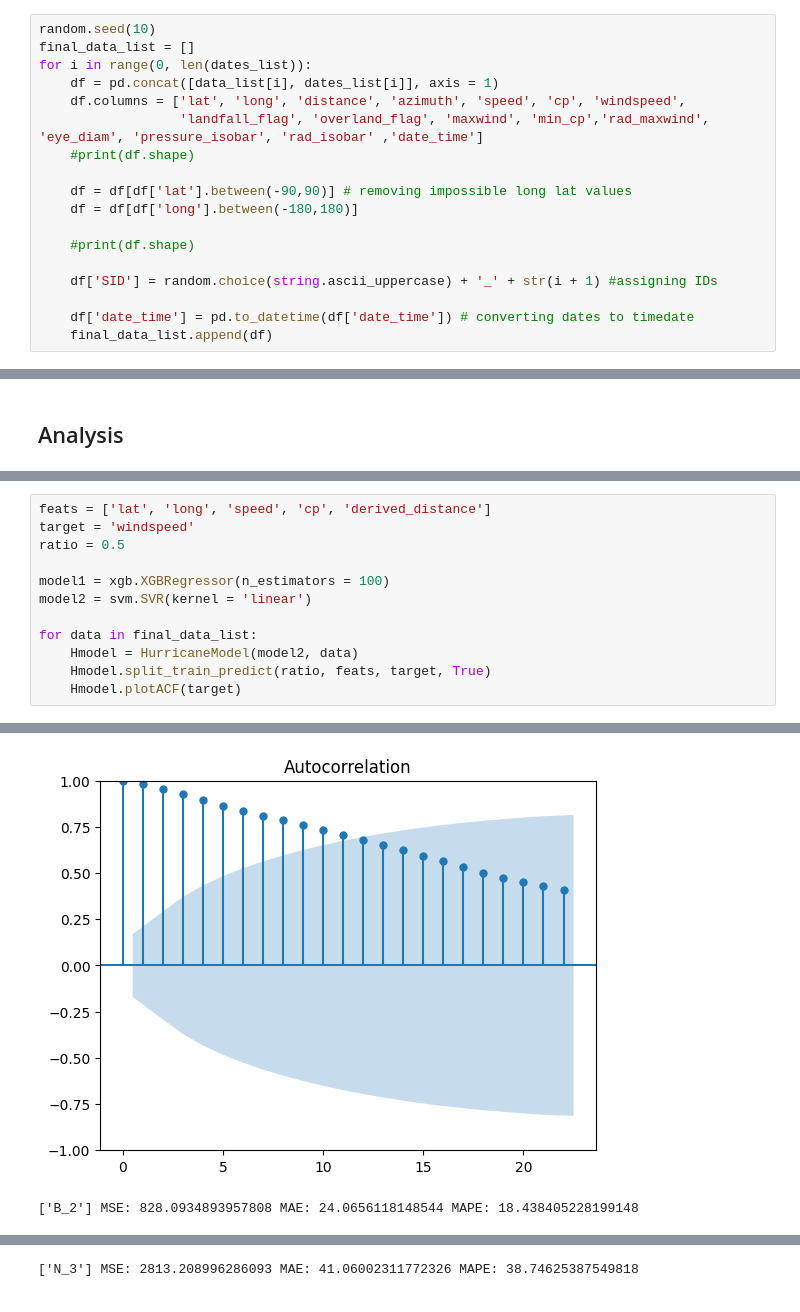
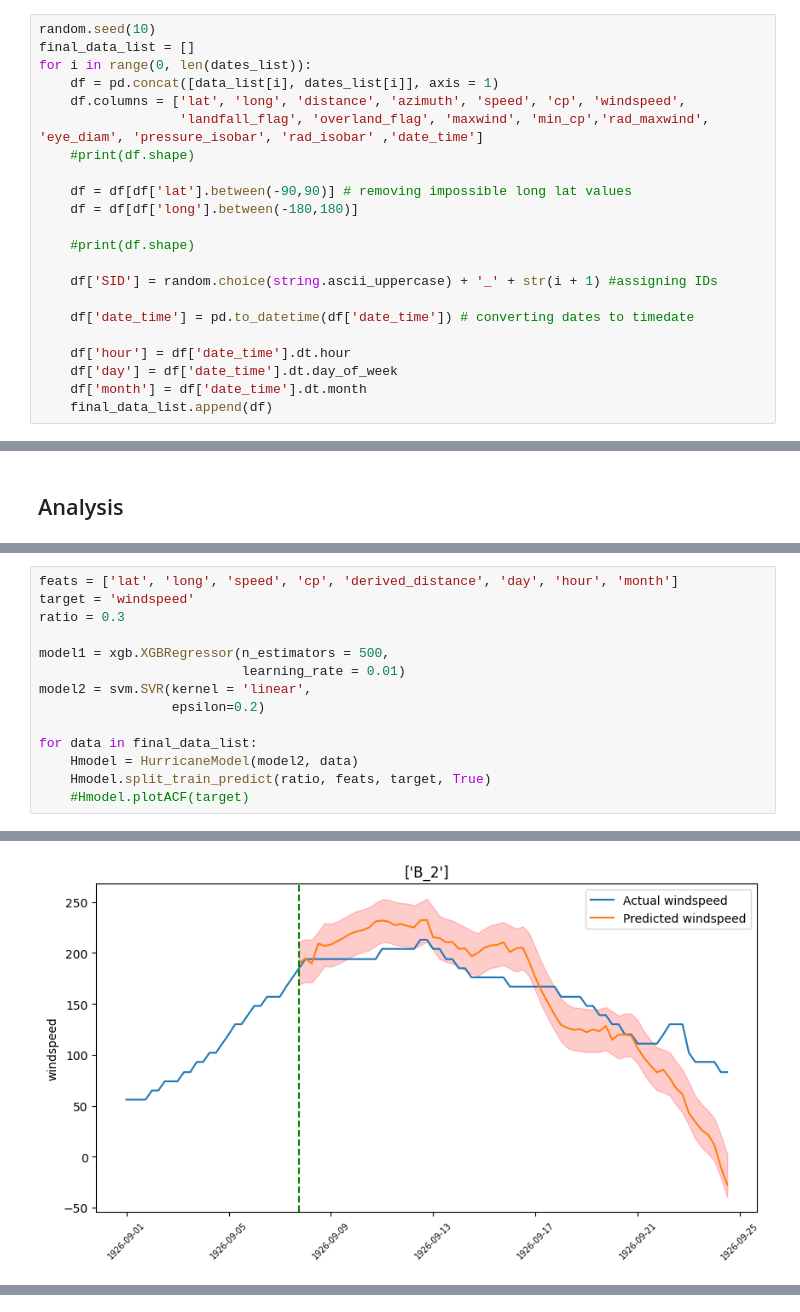
Before and after one commit to luoj21/hurricaneProj, a Jupyter notebook: matToPy.ipynb, the cells around one changed output, grey strips where cells are left out. Saved outputs shown, nothing was run; the diff lists cells and outputs as text.

```diff
--- a/matToPy.ipynb
+++ b/matToPy.ipynb
@@ -69,6 +70,10 @@ for i in range(0, len(dates_list)):
     df['SID'] = random.choice(string.ascii_uppercase) + '_' + str(i + 1) #assigning IDs
 
     df['date_time'] = pd.to_datetime(df['date_time']) # converting dates to timedate
+
+    df['hour'] = df['date_time'].dt.hour
+    df['day'] = df['date_time'].dt.day_of_week
+    df['month'] = df['date_time'].dt.month
     final_data_list.append(df)
 # %%
 def haversine(lat1, lat2, lon1, lon2):
@@ -96,13 +116,15 @@ for data in final_data_list:
 # %%
-feats = ['lat', 'long', 'speed', 'cp', 'derived_distance']
+feats = ['lat', 'long', 'speed', 'cp', 'derived_distance', 'day', 'hour', 'month']
 target = 'windspeed'
-ratio = 0.5
+ratio = 0.3
 
-model1 = xgb.XGBRegressor(n_estimators = 100)
-model2 = svm.SVR(kernel = 'linear')
+model1 = xgb.XGBRegressor(n_estimators = 500,
+                          learning_rate = 0.01)
+model2 = svm.SVR(kernel = 'linear',
+                 epsilon=0.2)
 
 for data in final_data_list:
     Hmodel = HurricaneModel(model2, data)
     Hmodel.split_train_predict(ratio, feats, target, True)
-    Hmodel.plotACF(target)
+    #Hmodel.plotACF(target)
 # %% [output]
@@ -111,2 +139 @@ for data in final_data_list:
-[figure, old version]
+[figure, new version]
-['B_2'] MSE: 828.0934893957808 MAE: 24.0656118148544 MAPE: 18.438405228199148
@@ -115 +141,0 @@ for data in final_data_list:
-['N_3'] MSE: 2813.208996286093 MAE: 41.06002311772326 MAPE: 38.74625387549818
```
Also changed, not shown: parts of 5 cells of this notebook, 8 other files.
